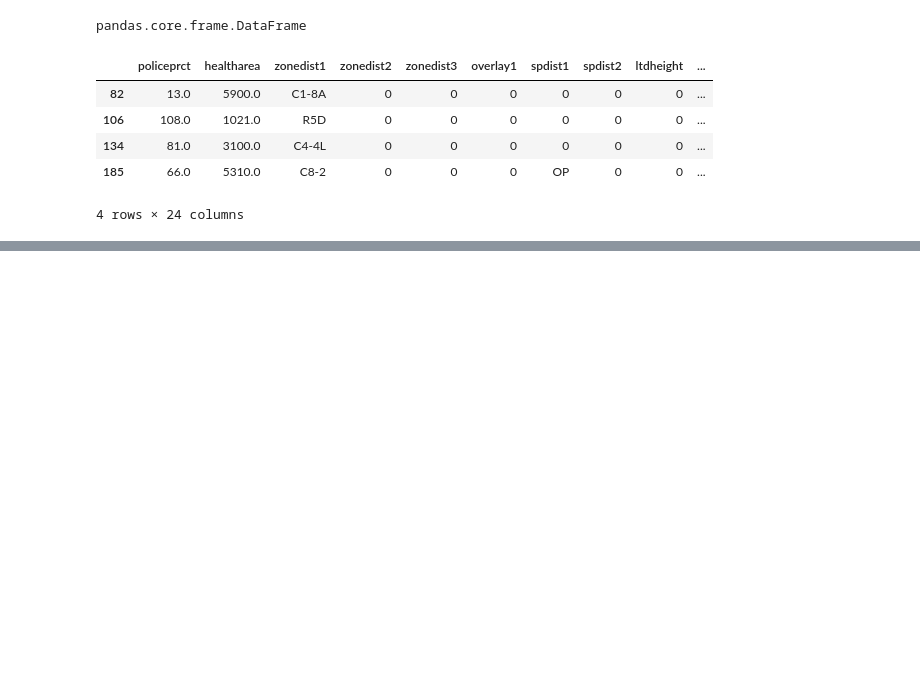
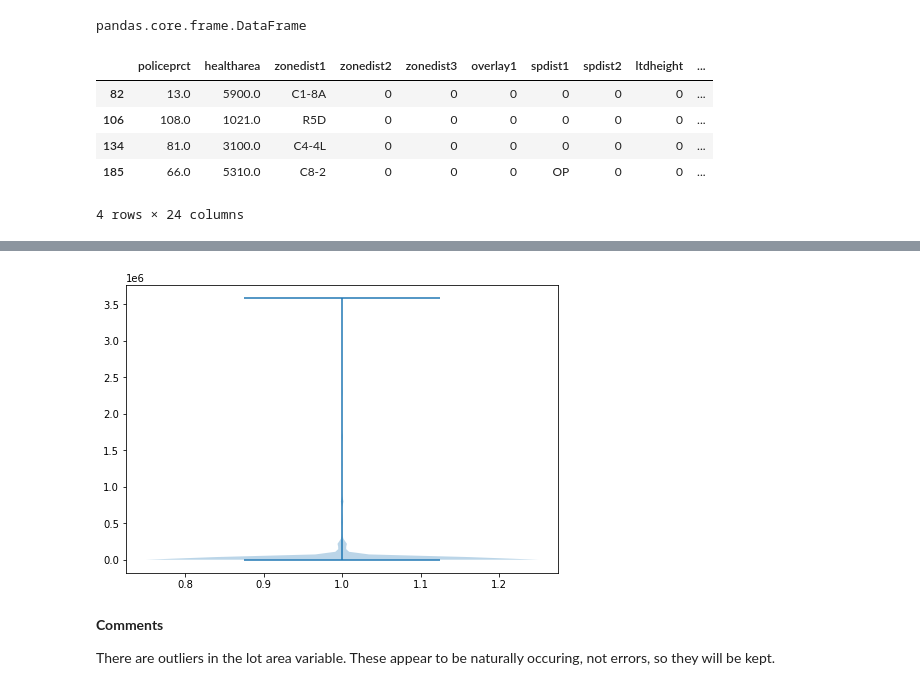
Before and after one commit to clairmarie8/Capstone, a Jupyter notebook: 02_EDA.ipynb, the cells around one changed output, grey strips where cells are left out. Drawn from its saved outputs; the diff is of its cells as text; code cells hidden in the pictures; blank space fills up the shorter version.

```diff
--- a/02_EDA.ipynb
+++ b/02_EDA.ipynb
@@ -26,0 +52,11 @@ demolished_buildings.head(4)
+# %%
+fig = plt.figure()
+ax = fig.add_axes([0,0,1,1])
+vp = ax.violinplot(demolished_buildings['lotarea'])
+plt.show()
+# %% [output]
+[figure, added]
+# %% [markdown]
+__Comments__
+
+There are outliers in the lot area variable. These appear to be naturally occuring, not errors, so they will be kept.
```
Also changed, not shown: parts of 39 cells of this notebook, 3 other files.
